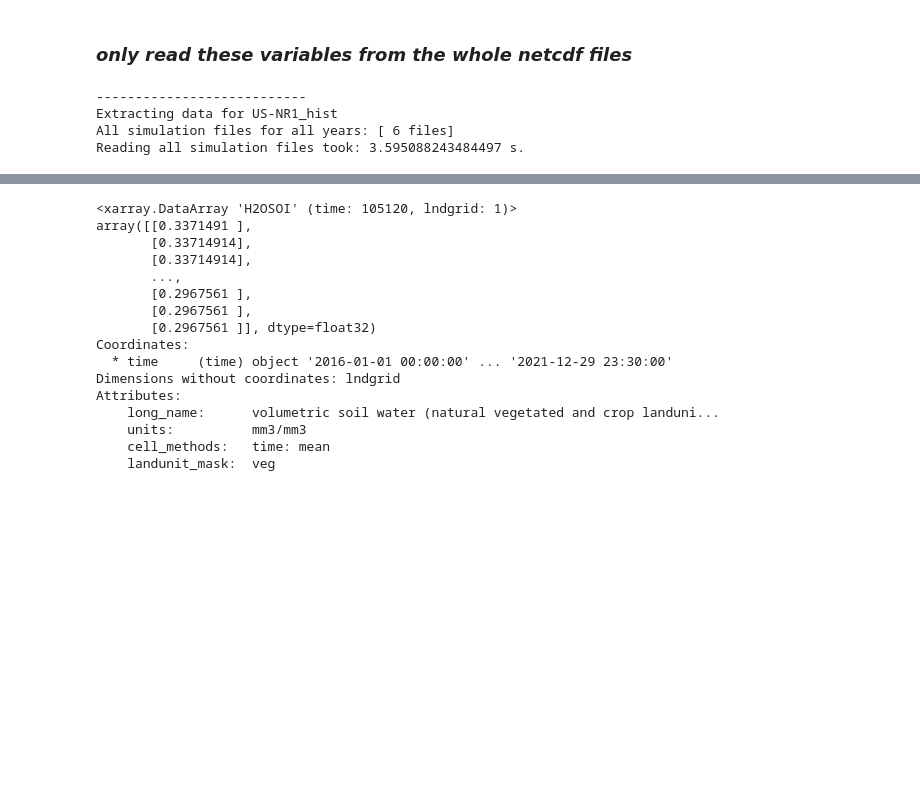
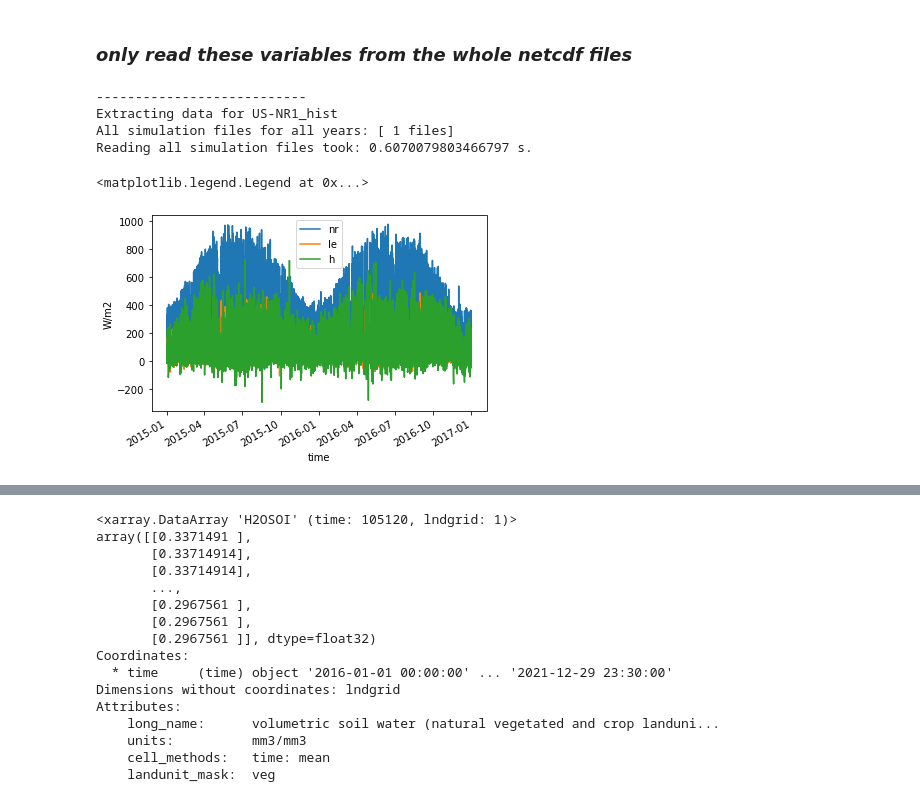
Before and after one commit to ntarasewicz/neon_scripts, a Jupyter notebook: notebooks/preprocessor_dailyNR1.ipynb, the cells around one changed output, grey strips where cells are left out. Saved outputs shown, nothing was run; the diff lists cells and outputs as text; code cells hidden in the pictures; blank space fills up the shorter version.

```diff
--- a/notebooks/preprocessor_dailyNR1.ipynb
+++ b/notebooks/preprocessor_dailyNR1.ipynb
@@ -103,9 +103,10 @@ csv_dir = "/glade/scratch/wwieder/preprocessed_neon_v2_dailyAR/"
 if not os.path.isdir(csv_dir):
     os.mkdir(csv_dir)
 # %%
-years = ["2016","2017","2018","2019","2020","2021"] # can switch these around to match obs years
+# load simulation output
+
+years = ["2015"] # can switch these around to match obs years
 neon_site = 'US-NR1_hist'
-
 
 start_site = time.time()
 
@@ -119,7 +120,6 @@ sim_files =[]
 for year in years:
     sim_path = "/glade/scratch/wwieder/archive/"+neon_site+"/lnd/hist/"
     sim_files.extend(sorted(glob(join(sim_path,neon_site+".clm2.h1."+year+"*.nc"))))
-
 
 
 print("All simulation files for all years: [", len(sim_files), "files]")
@@ -156,5 +156,35 @@ for var in tqdm.tqdm(ctsm_vars):
 # %% [output]
 ---------------------------
 Extracting data for US-NR1_hist
-All simulation files for all years: [ 6 files]
-Reading all simulation files took: 3.595088243484497 s.
+All simulation files for all years: [ 1 files]
+Reading all simulation files took: 0.6070079803466797 s.
+# %%
+# load US-NR1 tower data
+# original name: AMF_US-NR1_FLUXNET_FULLSET_HH_1998-2016_3-5
+nr1 = pd.read_csv('/glade/scratch/nict/us-nr1_fullset_1998-2016.csv')
+nr1 = pd.DataFrame(nr1)
+nr1['TIMESTAMP_START'] = pd.to_datetime(nr1['TIMESTAMP_START'], format='%Y%m%d%H%M')
+nr1['TIMESTAMP_END'] = pd.to_datetime(nr1['TIMESTAMP_END'], format='%Y%m%d%H%M')
+
+# extract relevant variables and convert US-NR1 data to single dataframe
+df_af = pd.DataFrame({'time':nr1.TIMESTAMP_START,
+                  'nee':nr1.NEE_VUT_REF,
+                 'gpp':nr1.GPP_NT_VUT_REF,
+                 # 'LE':nr1.LE_F_MDS_QC,
+                'LE':nr1.LE_F_MDS,
+                 'h':nr1.H_F_MDS,
+                'nr':nr1.NETRAD})
+df_af = df_af.set_index('time')
+df_af = df_af.loc['2015-01-01':'2015-12-31']
+
+# filter net radiation above 0
+df_af_filter = df_af[(df_af.nr >= 0)]
+# %%
+df_af_filter.nr.plot(label='nr');
+df_af_filter.LE.plot(label='le');
+df_af_filter.h.plot(label='h');
+plt.ylabel('W/m2');
+plt.legend()
+# %% [output]
+<matplotlib.legend.Legend at 0x...>
+[figure, added]
```
Also changed, not shown: parts of 21 cells of this notebook.
